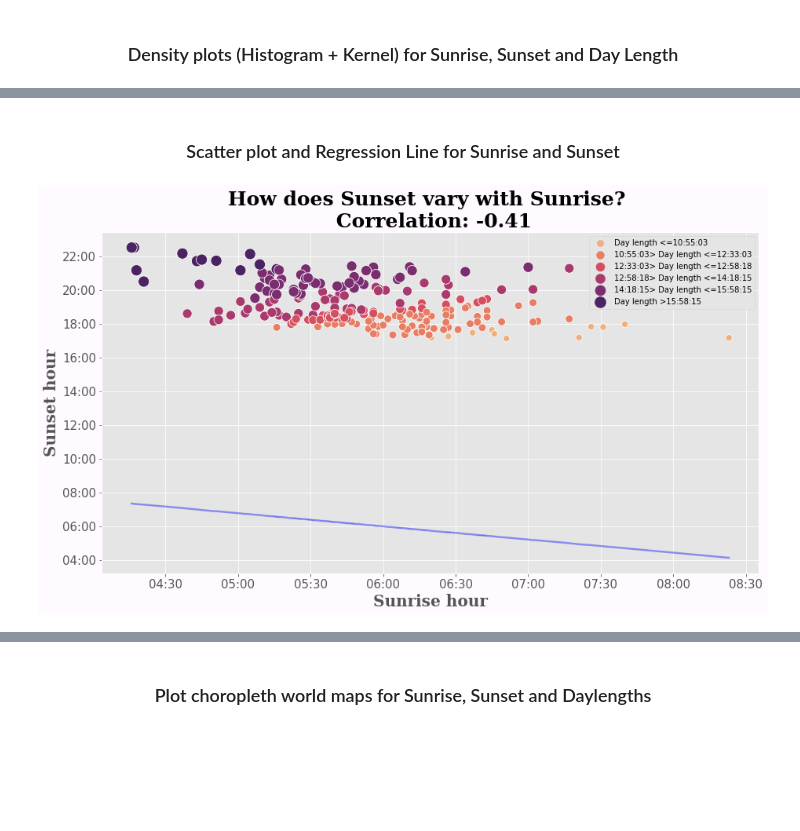
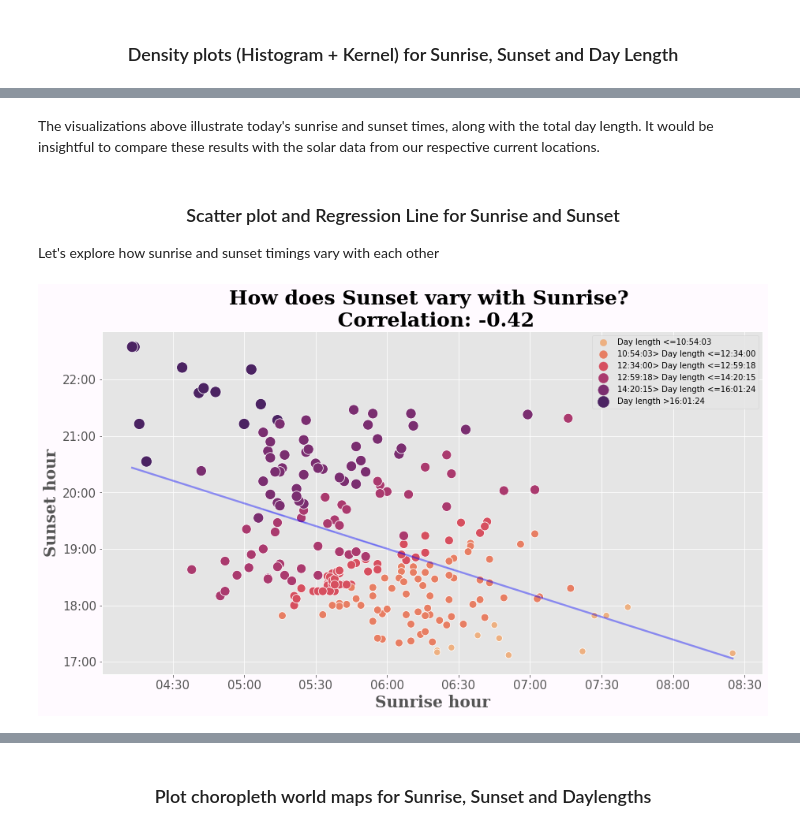
Before and after one commit to snaveerafrizvi/Sunsets-and-Sunrises, a Jupyter notebook: Sunsets_and_sunrises.ipynb, the cells around one changed output, grey strips where cells are left out. Drawn from its saved outputs; the diff is of its cells as text; code cells hidden in the pictures; blank space fills up the shorter version.

```diff
--- a/Sunsets_and_sunrises.ipynb
+++ b/Sunsets_and_sunrises.ipynb
@@ -128,11 +129,15 @@ _hist("Day length")
+# %% [markdown]
+The visualizations above illustrate today's sunrise and sunset times, along with the total day length. It would be insightful to compare these results with the solar data from our respective current locations.
 # %% [markdown]
 <div style="page-break-after: always;"> </div>
 
 ### <div style="text-align: center;"> Scatter plot and Regression Line for Sunrise and Sunset </div>
+
+Let's explore how sunrise and sunset timings vary with each other
 # %%
 #In this section of code, Daylength,Sunset and Sunrise datetime values are converted to seconds.
-#Sunset and Sunrise values need to converted to run the regression and Day length values need to converted to plot the world maps in the end
-
+# Sunset and Sunrise values need to converted seconds to run the regression
+# Day length values need to be converted to seconds to plot the world maps in the end
 
 def to_sec(col):
     """
@@ -141,12 +146,10 @@ def to_sec(col):
     Input: Series with time values in the datetime format
     Output: Series with time values in seconds
     """
-    col_up= pd.to_timedelta(
-        col-pd.to_datetime("1900-01-01 00:00:00")).dt.total_seconds() #convert datetime values to timedelta and then calculate total seconds
-    return col_up
+    return col.dt.hour * 3600 + col.dt.minute * 60 + col.dt.second
 
-#Make new columns for Sunset and Sunrise which have values in seconds
-df["Day l_sec"]= to_sec(df["Sunset"])
+#Make new columns for Day lengyh,Sunset and Sunrise which have values in seconds
+df["Day l_sec"]= to_sec(df["Day length"])
 df["Sunset_sec"]= to_sec(df["Sunset"])
 df["Sunrise_sec"]= to_sec(df["Sunrise"])
 # %%
@@ -182,18 +180,9 @@ def to_dt(col):
-# %%
-#Regress Sunset (in seconds) on Sunrise (in seconds) and store the preficted values in a column called yhat
-#Convert the predicted seconds values to datetime using the to_dt function above
-
-reg = smf.ols('Q("Sunset_sec") ~ Q("Sunrise_sec")',df).fit()
-df['yhat'] = reg.predict()
-df['yhat']= to_dt(df["yhat"])
 # %%
-
 
 #Plot the scatter plot and regression
 
 fig,ax= plt.subplots(figsize=(15,8))
 xformatter = mdates.DateFormatter('%H:%M') #set format for axes labels
-
 
 #Define bands depending on the magnitude of daylength according to which the points in the scatterpoint
 #will vary in size and color
@@ -242,38 +231,32 @@ new_labels= ["Day length <="+dayl_to_str(0.05),
 leg= ax.get_legend()
 leg.set_title("")
 
 leg.prop.set_size(10)
 leg.prop.set_family('serif')
 
 #Replace legend labels with new values
 for t, l in zip(leg.texts, new_labels):
     t.set_text(l)
 
 #Plot regression line
 sns.lineplot(data=df,x="Sunrise",y="yhat",ax=ax, lw=2.4, color=(0,0,1,0.4),legend=False)
 
 
 #Caclculate correlation to display in the title
-cor= df[["Sunset_sec","Sunrise_sec"]].corr().iloc[0,1].round(2)
+cor= df[["Sunset_sec","Sunrise_sec"]].corr(method='pearson').iloc[0,1].round(2)
 #Set title
 ax.set_title("How does Sunset vary with Sunrise? \n Correlation: "+str(cor),loc='center', fontsize=25, fontweight="bold",family='serif')
 #Formal axes
 ax.xaxis.set_major_formatter(xformatter)
 ax.yaxis.set_major_formatter(xformatter)
 
 #Format axes ticks
 ax.tick_params(axis='x', labelsize=15)
 ax.tick_params(axis='y', labelsize=15)
 #Format axes labels
 ax.set_xlabel("Sunrise hour",fontsize=20, fontweight="bold",family='serif')
 ax.set_ylabel('Sunset hour',fontsize=20, fontweight="bold",family='serif')
 
 fig.set_facecolor(tuple(np.array([255, 250, 255]) / 255))
-
-
-
-
-
-#Later sunrises lead to earlier sunsets (shorter days/longer nights)
 # %% [output]
-[figure, old version]
+[figure, new version]
```
Also changed, not shown: parts of 16 cells of this notebook, 1 other file.
